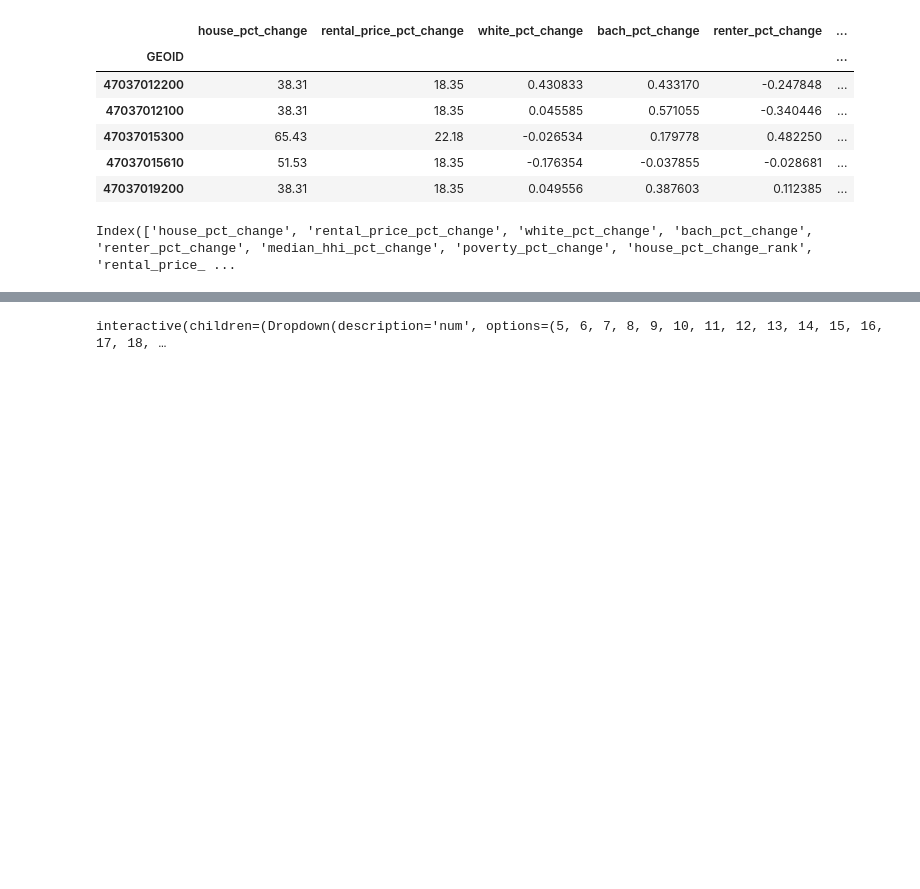
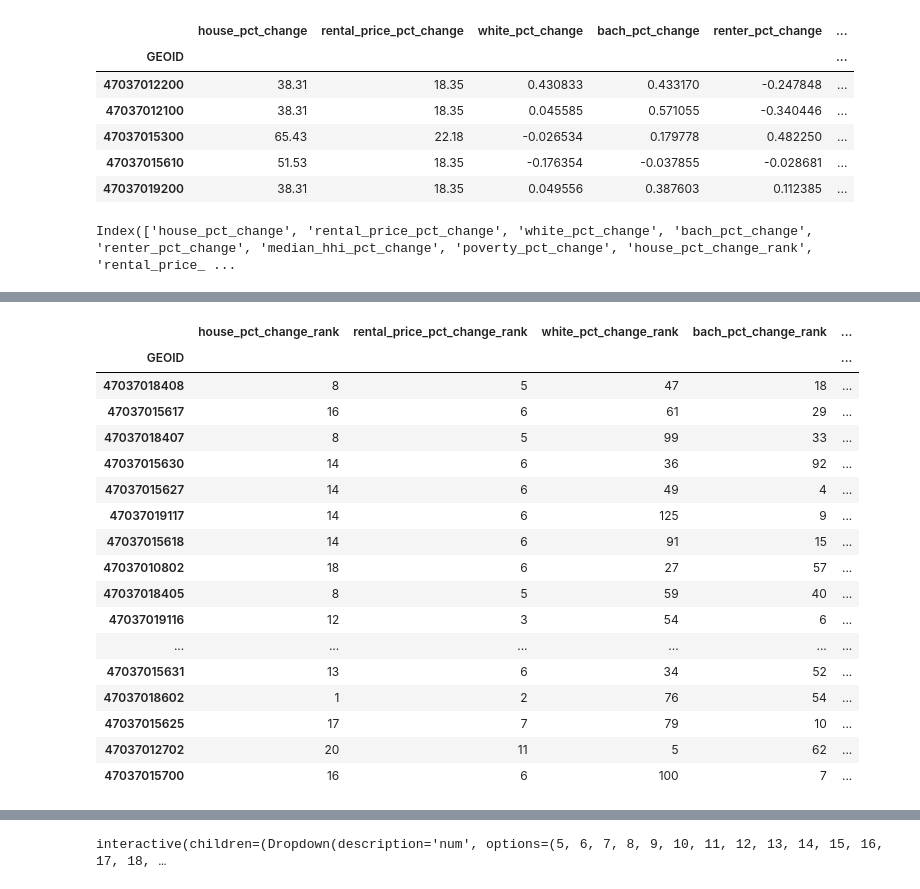
Before and after one commit to matttparker/airbnb-sentiments, a Jupyter notebook: notebooks/mp03_gentrification_identification.ipynb, the cells around one changed output, grey strips where cells are left out. Drawn from its saved outputs; the diff is of its cells as text; code cells hidden in the pictures; blank space fills up the shorter version.

Commit message:
Worked on visuals - problems with plotly table and choropleth ranking

```diff
--- a/notebooks/mp03_gentrification_identification.ipynb
+++ b/notebooks/mp03_gentrification_identification.ipynb
@@ -316,13 +312,13 @@ gentrification_df.head()
 # %%
 gentrification_ranks = gentrification_df.copy()
 # %%
-gentrification_ranks['house_pct_change_rank'] = gentrification_ranks['house_pct_change'].rank(ascending=True)
-gentrification_ranks['rental_price_pct_change_rank'] = gentrification_ranks['rental_price_pct_change'].rank(ascending=True)
-gentrification_ranks['white_pct_change_rank'] = gentrification_ranks['white_pct_change'].rank(ascending=True)
-gentrification_ranks['bach_pct_change_rank'] = gentrification_ranks['bach_pct_change'].rank(ascending=True)
-gentrification_ranks['renter_pct_change_rank'] = gentrification_ranks['renter_pct_change'].rank(ascending=False)
-gentrification_ranks['median_hhi_pct_change_bool'] = gentrification_ranks['median_hhi_pct_change'].rank(ascending=True)
-gentrification_ranks['poverty_pct_change_bool'] = gentrification_ranks['poverty_pct_change'].rank(ascending=False)
+gentrification_ranks['house_pct_change_rank'] = gentrification_ranks['house_pct_change'].rank(ascending=True, method='dense').astype(int)
+gentrification_ranks['rental_price_pct_change_rank'] = gentrification_ranks['rental_price_pct_change'].rank(ascending=True, method='dense').astype(int)
+gentrification_ranks['white_pct_change_rank'] = gentrification_ranks['white_pct_change'].rank(ascending=True, method='dense').astype(int)
+gentrification_ranks['bach_pct_change_rank'] = gentrification_ranks['bach_pct_change'].rank(ascending=True, method='dense').astype(int)
+gentrification_ranks['renter_pct_change_rank'] = gentrification_ranks['renter_pct_change'].rank(ascending=False, method='dense').astype(int)
+gentrification_ranks['median_hhi_pct_change_rank'] = gentrification_ranks['median_hhi_pct_change'].rank(ascending=True, method='dense').astype(int)
+gentrification_ranks['poverty_pct_change_rank'] = gentrification_ranks['poverty_pct_change'].rank(ascending=False, method='dense').astype(int)
 # %%
 gentrification_ranks.head()
 # %% [output]
@@ -372,0 +363,25 @@ gentrification_rank_counts.sort_values('total', ascending=False).head(20)
+# %%
+gentrification_rank_table = gentrification_rank_counts.drop(
+    columns='total').sort_values(
+    'total_rank', ascending=True).head(20)
+# %%
+gentrification_rank_table
+# %% [output]
+|  | house_pct_change_rank | rental_price_pct_change_rank | white_pct_change_rank | bach_pct_change_rank | ... |
+| GEOID |  |  |  |  | ... |
+| 47037018408 | 8 | 5 | 47 | 18 | ... |
+| 47037015617 | 16 | 6 | 61 | 29 | ... |
+| 47037018407 | 8 | 5 | 99 | 33 | ... |
+| 47037015630 | 14 | 6 | 36 | 92 | ... |
+| 47037015627 | 14 | 6 | 49 | 4 | ... |
+| 47037019117 | 14 | 6 | 125 | 9 | ... |
+| 47037015618 | 14 | 6 | 91 | 15 | ... |
+| 47037010802 | 18 | 6 | 27 | 57 | ... |
+| 47037018405 | 8 | 5 | 59 | 40 | ... |
+| 47037019116 | 12 | 3 | 54 | 6 | ... |
+| ... | ... | ... | ... | ... | ... |
+| 47037015631 | 13 | 6 | 34 | 52 | ... |
+| 47037018602 | 1 | 2 | 76 | 54 | ... |
+| 47037015625 | 17 | 7 | 79 | 10 | ... |
+| 47037012702 | 20 | 11 | 5 | 62 | ... |
+| 47037015700 | 16 | 6 | 100 | 7 | ... |
```
Also changed, not shown: parts of 30 cells of this notebook, 1 other file.
